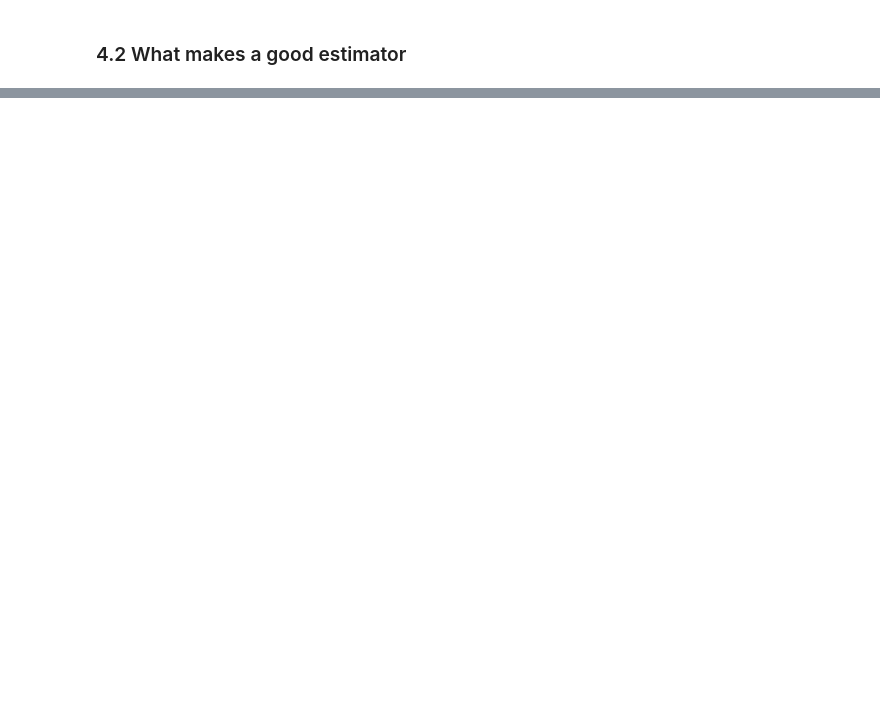
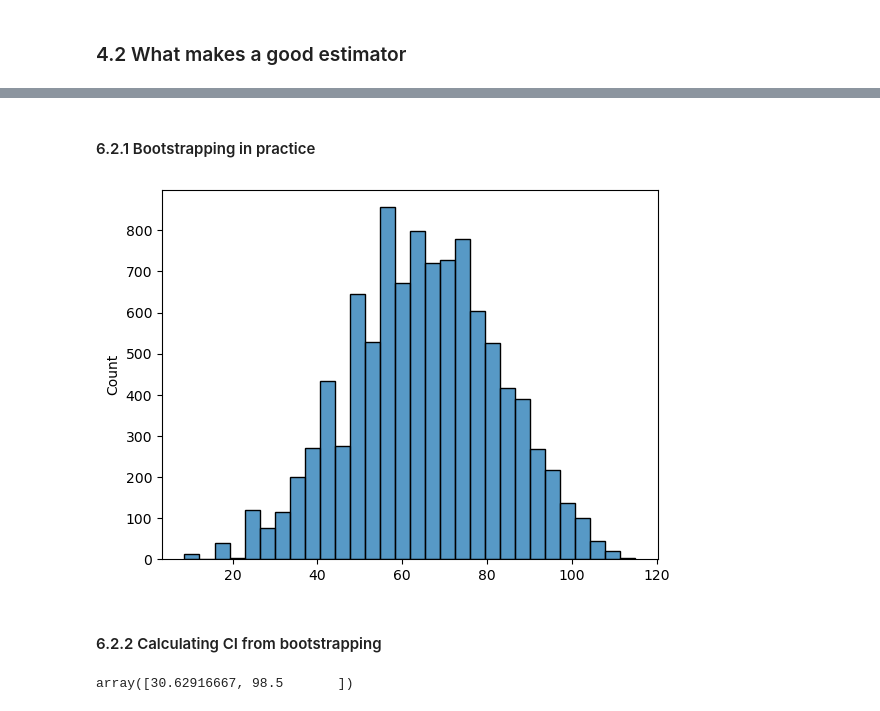
Before and after one commit to mikjf/statistics_and_experimental_design, a Jupyter notebook: basics_inferential_statistics.ipynb, the cells around one changed output, grey strips where cells are left out. Saved outputs shown, nothing was run; the diff lists cells and outputs as text; code cells hidden in the pictures; blank space fills up the shorter version.

```diff
--- a/basics_inferential_statistics.ipynb
+++ b/basics_inferential_statistics.ipynb
@@ -164,0 +275,2 @@ and is usually denoted by $\hat{\theta}$ for a parameter $\theta$
+# %% [markdown]
+#### 6.2.1 Bootstrapping in practice
@@ -164,0 +282,25 @@ and is usually denoted by $\hat{\theta}$ for a parameter $\theta$
+# %%
+# sample
+sample = [8, 12, 58, 94, 103, 115]
+
+# sample means empty list
+sample_means = []
+
+# taken random sample 10k times
+for i in range(10000):
+    boot_sample = np.random.choice(sample, size=len(sample), replace=True)
+    boot_sample_mean = np.mean(boot_sample)
+    sample_means.append(boot_sample_mean)
+
+# plot
+sns.histplot(sample_means, bins=30);
+# %% [output]
+[figure, added]
+# %% [markdown]
+#### 6.2.2 Calculating CI from bootstrapping
+# %%
+# 95% CI
+ci_bm = np.percentile(sample_means, [2.5, 97.5])
+ci_bm
+# %% [output]
+array([30.62916667, 98.5       ])
```
Also changed, not shown: parts of 35 cells of this notebook.
